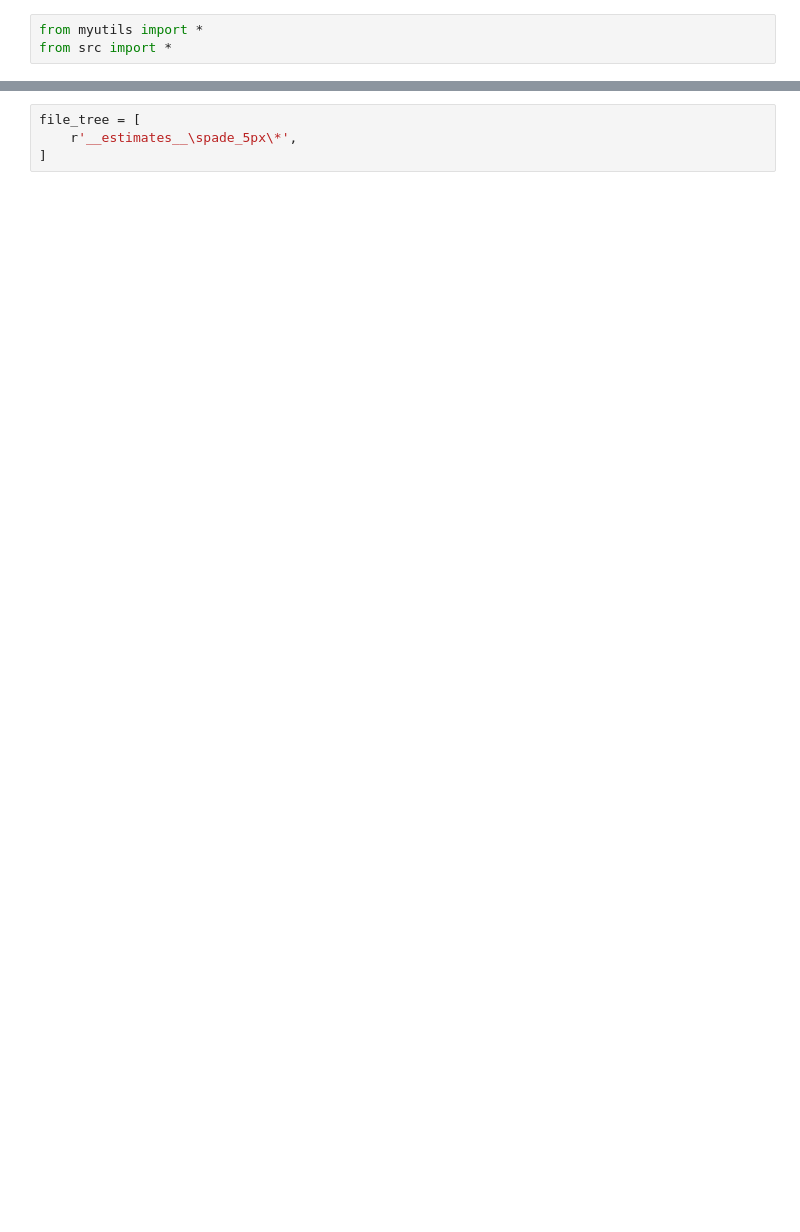
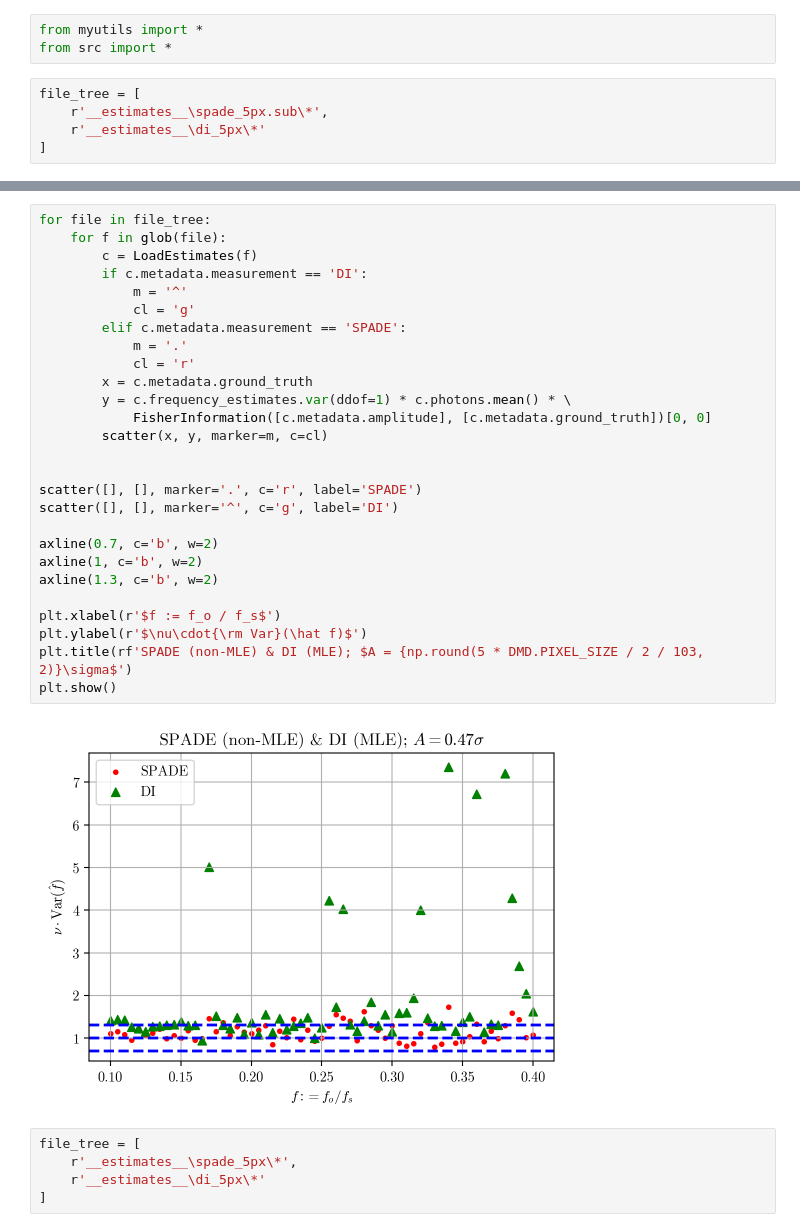
Before and after one commit to huchaoning/freqest-draft, a Jupyter notebook: plot.ipynb, the cells around one changed output, grey strips where cells are left out. Drawn from its saved outputs; the diff is of its cells as text; blank space fills up the shorter version.

```diff
--- a/plot.ipynb
+++ b/plot.ipynb
@@ -1,3 +1,8 @@
 # %%
 from myutils import *
 from src import *
+# %%
+file_tree = [
+    r'__estimates__\spade_5px.sub\*',
+    r'__estimates__\di_5px\*'
+]
@@ -4,6 +41,36 @@ from src import *
+# %%
+for file in file_tree:
+    for f in glob(file):
+        c = LoadEstimates(f)
+        if c.metadata.measurement == 'DI':
+            m = '^'
+            cl = 'g'
+        elif c.metadata.measurement == 'SPADE':
+            m = '.'
+            cl = 'r'
+        x = c.metadata.ground_truth
+        y = c.frequency_estimates.var(ddof=1) * c.photons.mean() * \
+            FisherInformation([c.metadata.amplitude], [c.metadata.ground_truth])[0, 0]
+        scatter(x, y, marker=m, c=cl)
+
+
+scatter([], [], marker='.', c='r', label='SPADE')
+scatter([], [], marker='^', c='g', label='DI')
+
+axline(0.7, c='b', w=2)
+axline(1, c='b', w=2)
+axline(1.3, c='b', w=2)
+
+plt.xlabel(r'$f := f_o / f_s$')
+plt.ylabel(r'$\nu\cdot{\rm Var}(\hat f)$')
+plt.title(rf'SPADE (non-MLE) & DI (MLE); $A = {np.round(5 * DMD.PIXEL_SIZE / 2 / 103, 2)}\sigma$')
+plt.show()
+# %% [output]
+[figure, added]
 # %%
 file_tree = [
     r'__estimates__\spade_5px\*',
+    r'__estimates__\di_5px\*'
 ]
 # %%
 x_axis = np.linspace(0.1, 0.4, 1000)
```
Also changed, not shown: parts of 6 cells of this notebook, 3 other files.
